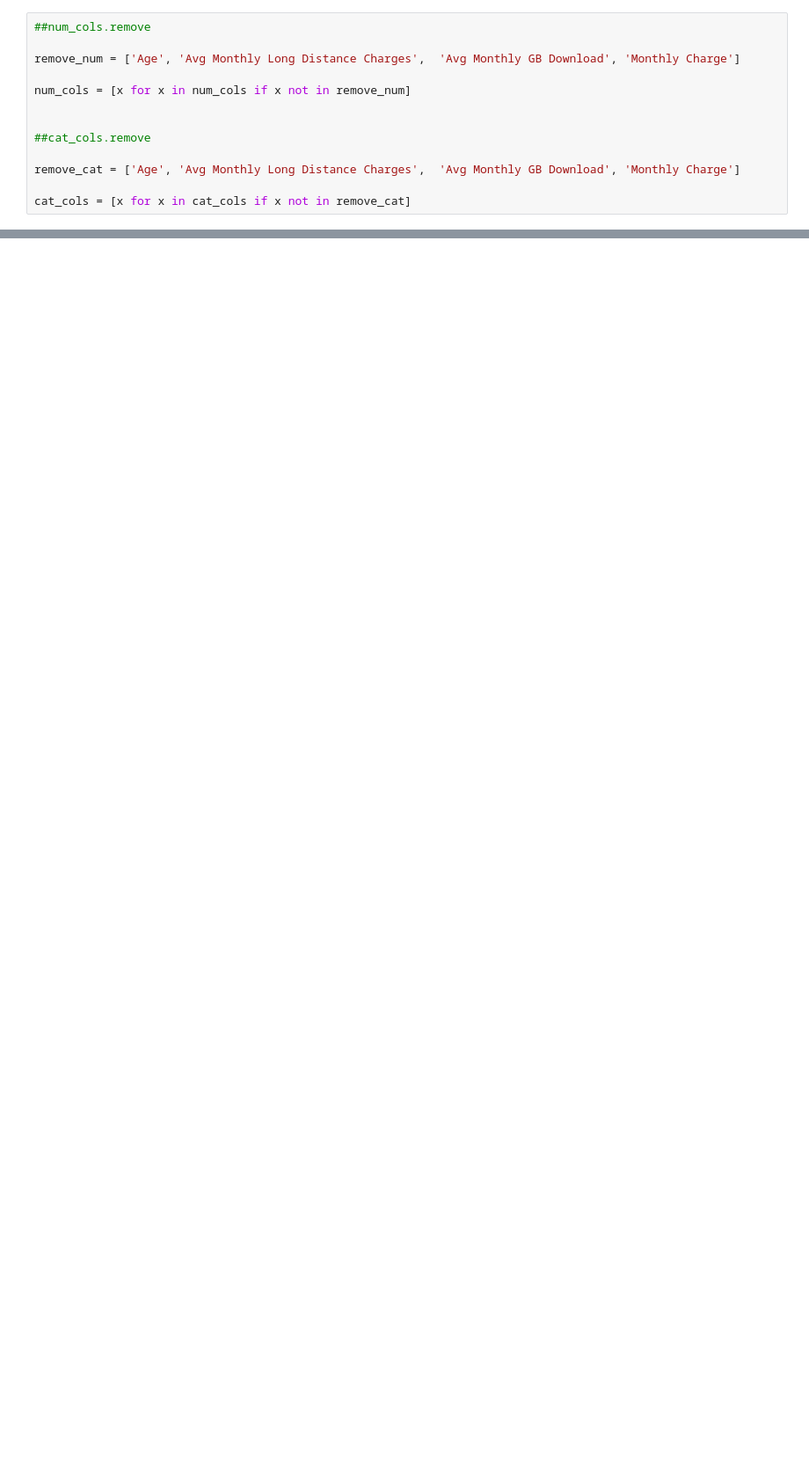
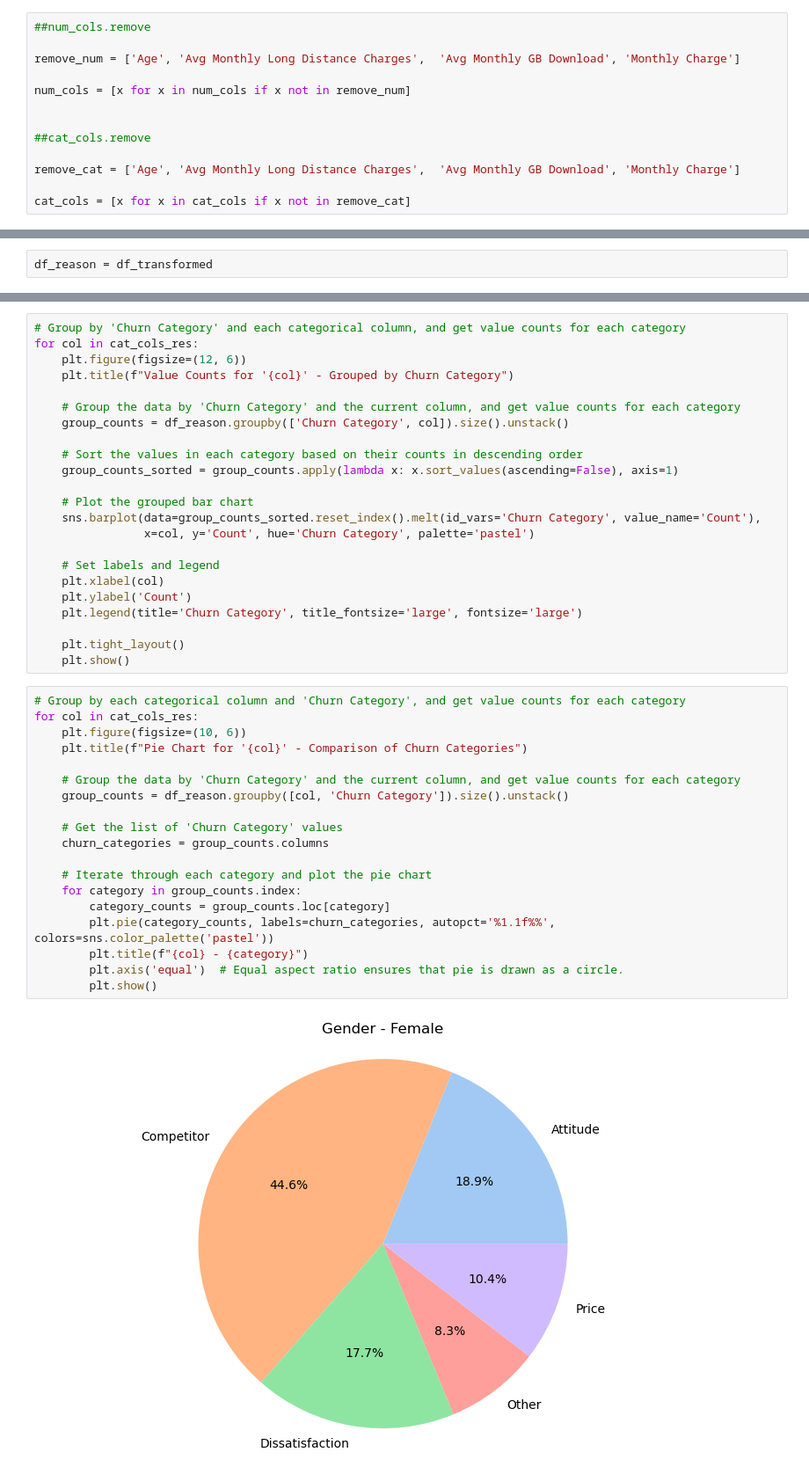
Before and after one commit to donald-okara/Telecomunication_user_churn_classifier, a Jupyter notebook: Analysis.ipynb, the cells around one changed output, grey strips where cells are left out. Shown at 88% size. Drawn from its saved outputs; the diff is of its cells as text; blank space fills up the shorter version.

Commit message:
Churn Reason Analysis

```diff
--- a/Analysis.ipynb
+++ b/Analysis.ipynb
@@ -320,0 +288,2 @@ Predicted Labels:
+# %%
+df_reason = df_transformed
@@ -320,0 +322,44 @@ Predicted Labels:
+# %%
+# Group by 'Churn Category' and each categorical column, and get value counts for each category
+for col in cat_cols_res:
+    plt.figure(figsize=(12, 6))
+    plt.title(f"Value Counts for '{col}' - Grouped by Churn Category")
+
+    # Group the data by 'Churn Category' and the current column, and get value counts for each category
+    group_counts = df_reason.groupby(['Churn Category', col]).size().unstack()
+
+    # Sort the values in each category based on their counts in descending order
+    group_counts_sorted = group_counts.apply(lambda x: x.sort_values(ascending=False), axis=1)
+
+    # Plot the grouped bar chart
+    sns.barplot(data=group_counts_sorted.reset_index().melt(id_vars='Churn Category', value_name='Count'),
+                x=col, y='Count', hue='Churn Category', palette='pastel')
+
+    # Set labels and legend
+    plt.xlabel(col)
+    plt.ylabel('Count')
+    plt.legend(title='Churn Category', title_fontsize='large', fontsize='large')
+
+    plt.tight_layout()
+    plt.show()
+# %%
+# Group by each categorical column and 'Churn Category', and get value counts for each category
+for col in cat_cols_res:
+    plt.figure(figsize=(10, 6))
+    plt.title(f"Pie Chart for '{col}' - Comparison of Churn Categories")
+
+    # Group the data by 'Churn Category' and the current column, and get value counts for each category
+    group_counts = df_reason.groupby([col, 'Churn Category']).size().unstack()
+
+    # Get the list of 'Churn Category' values
+    churn_categories = group_counts.columns
+
+    # Iterate through each category and plot the pie chart
+    for category in group_counts.index:
+        category_counts = group_counts.loc[category]
+        plt.pie(category_counts, labels=churn_categories, autopct='%1.1f%%', colors=sns.color_palette('pastel'))
+        plt.title(f"{col} - {category}")
+        plt.axis('equal')  # Equal aspect ratio ensures that pie is drawn as a circle.
+        plt.show()
+# %% [output]
+[figure, added]
```
Also changed, not shown: parts of 23 cells of this notebook, 1 other file.
